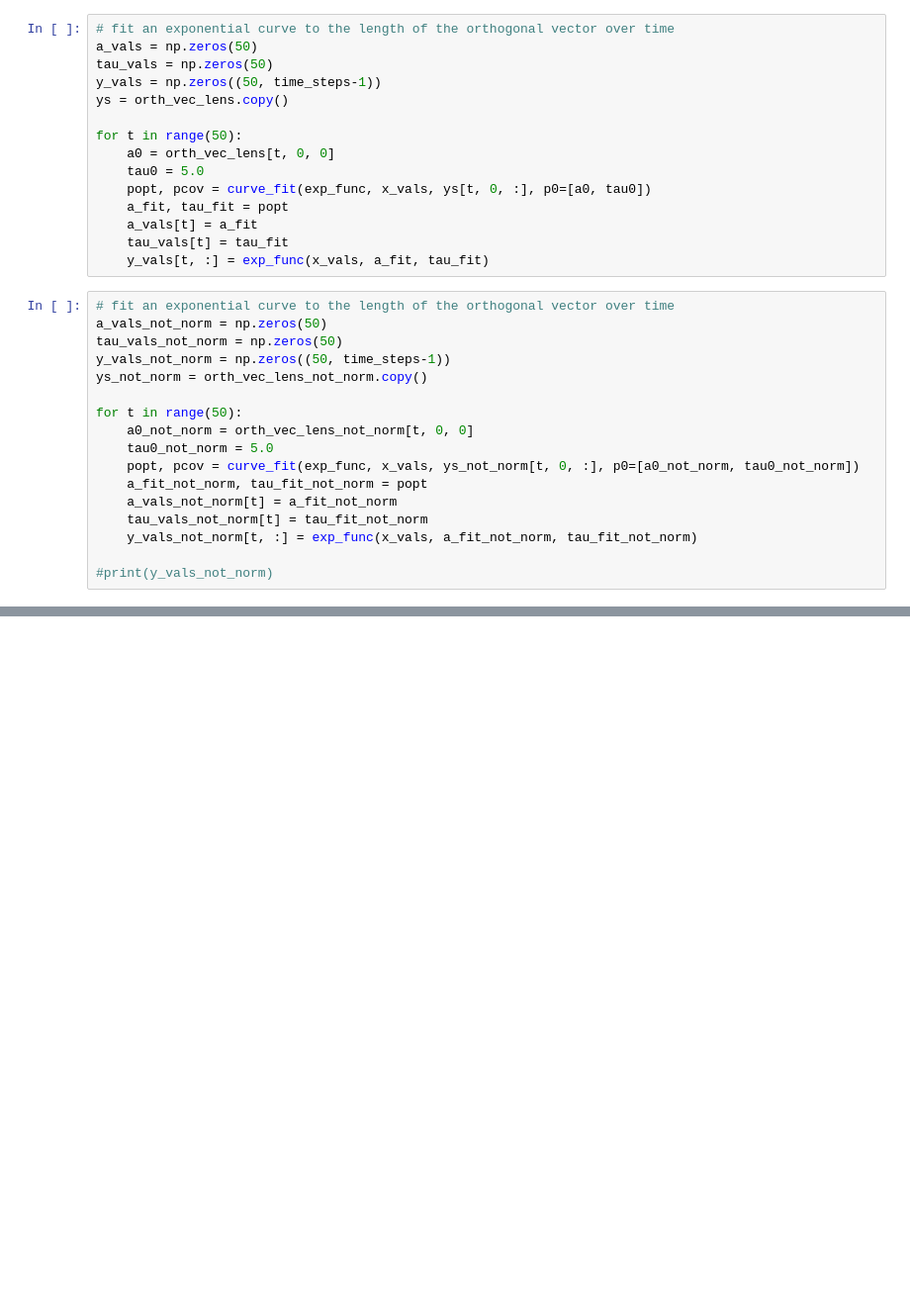
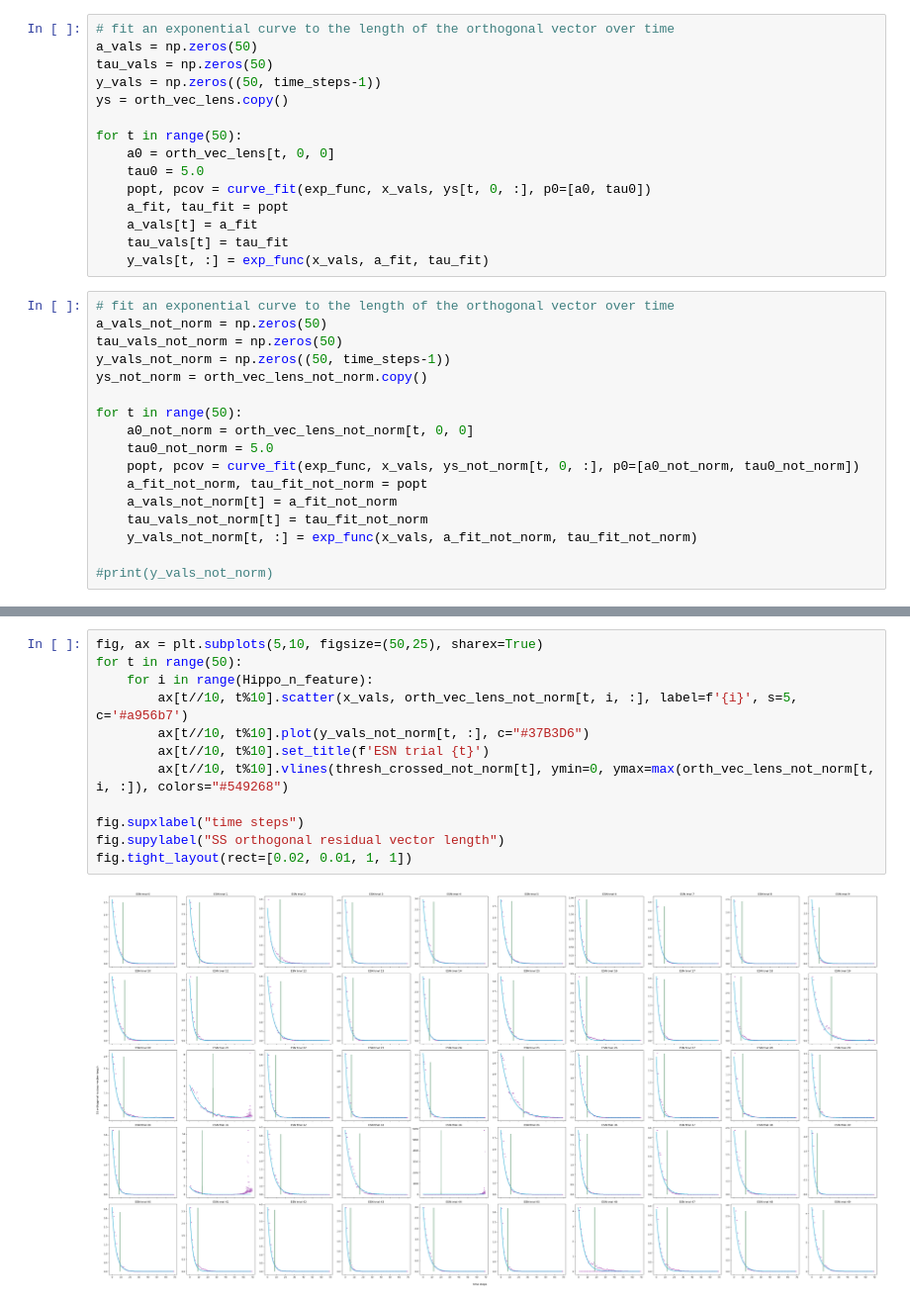
Before and after one commit to JONNeKK/sample-factory, a Jupyter notebook: sf_workingdir_lilly/dmlab/analysis/network_analysis/orth_vec_analysis_for_diff_weighs.ipynb, the cells around one changed output, grey strips where cells are left out. Shown at 99% size. Saved outputs shown, nothing was run; the diff lists cells and outputs as text; blank space fills up the shorter version.

```diff
--- a/sf_workingdir_lilly/dmlab/analysis/network_analysis/orth_vec_analysis_for_diff_weighs.ipynb
+++ b/sf_workingdir_lilly/dmlab/analysis/network_analysis/orth_vec_analysis_for_diff_weighs.ipynb
@@ -190,3 +231,17 @@ for t in range(50):
+# %%
+fig, ax = plt.subplots(5,10, figsize=(50,25), sharex=True)
+for t in range(50):
+    for i in range(Hippo_n_feature):
+        ax[t//10, t%10].scatter(x_vals, orth_vec_lens_not_norm[t, i, :], label=f'{i}', s=5, c='#a956b7')
+        ax[t//10, t%10].plot(y_vals_not_norm[t, :], c="#37B3D6")
+        ax[t//10, t%10].set_title(f'ESN trial {t}')
+        ax[t//10, t%10].vlines(thresh_crossed_not_norm[t], ymin=0, ymax=max(orth_vec_lens_not_norm[t, i, :]), colors="#549268")
+
+fig.supxlabel("time steps")
+fig.supylabel("SS orthogonal residual vector length")
+fig.tight_layout(rect=[0.02, 0.01, 1, 1])
+# %% [output]
+[figure, added]
 # %%
 # get the trials sorted by their tau values and threshold crossing times
 idx_sorted_tau_not_norm = np.argsort(-tau_vals_not_norm)
```
Also changed, not shown: parts of 18 cells of this notebook, 28 other files.
